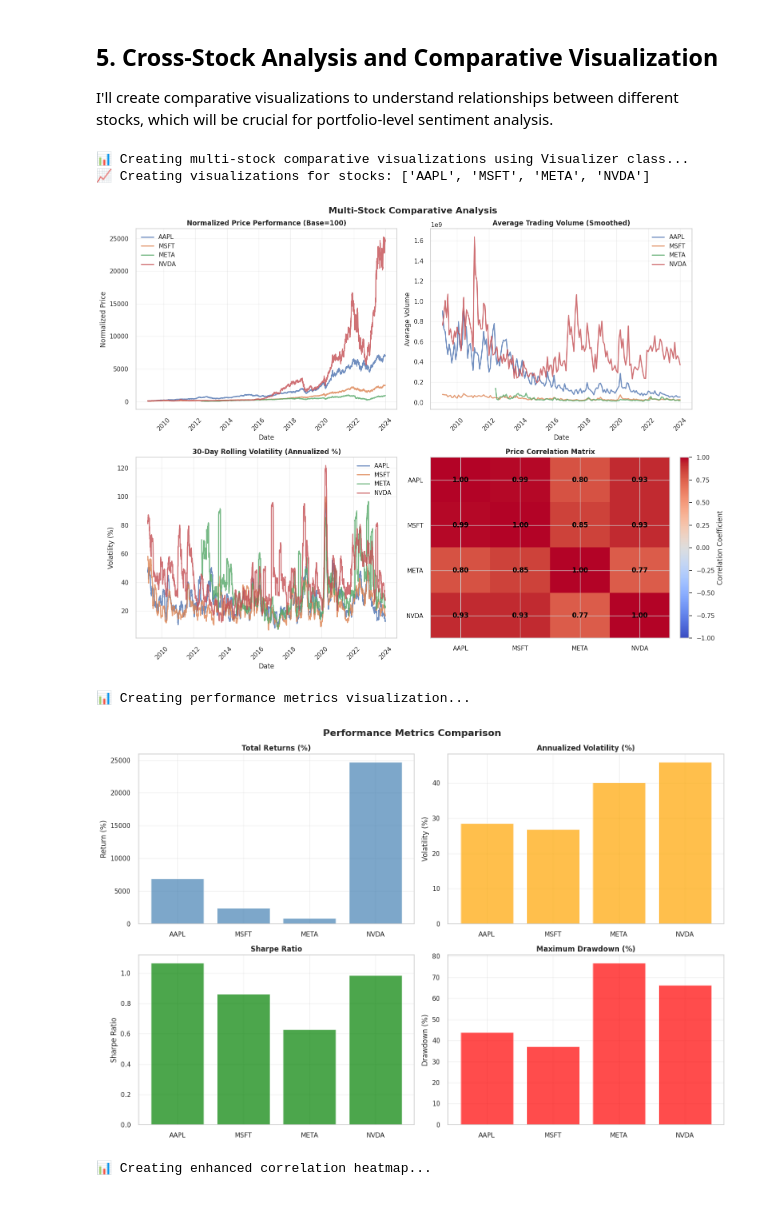
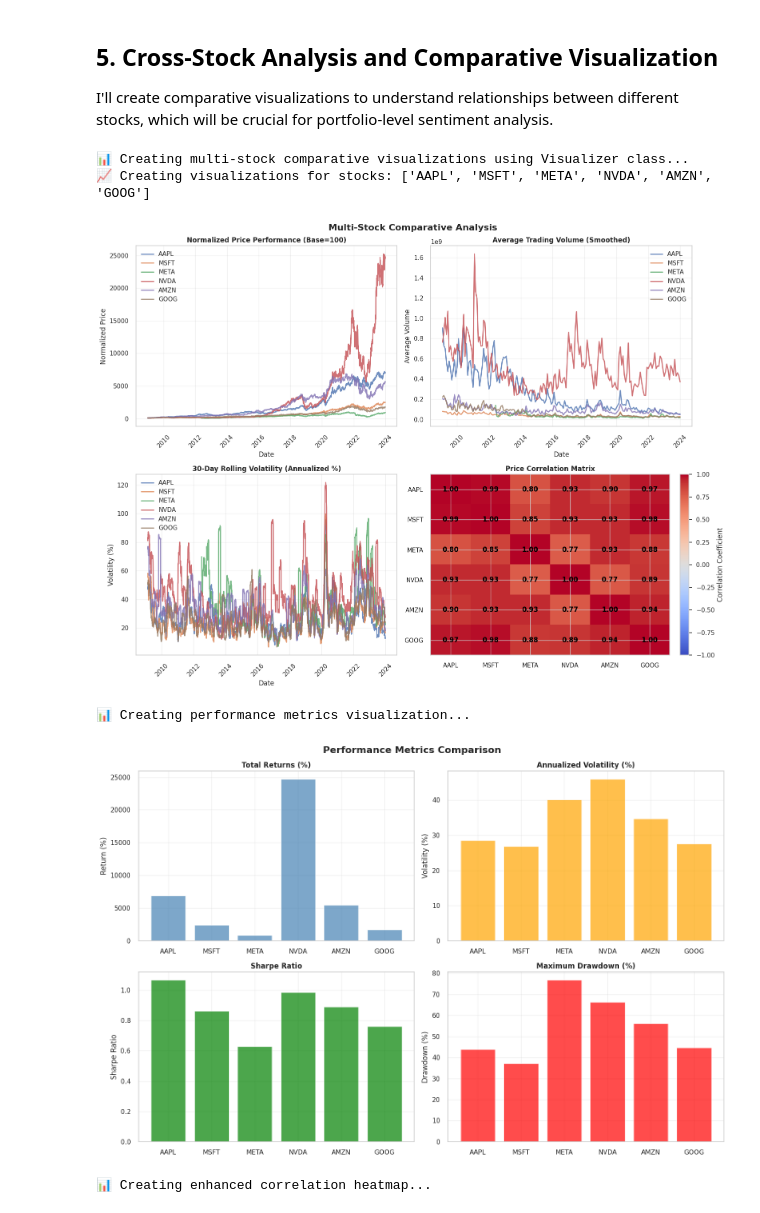
Before and after one commit to estif0/news-sentiment-price-prediction, a Jupyter notebook: notebooks/02_quantitative_analysis.ipynb, the cells around one changed output. Saved outputs shown, nothing was run; the diff lists cells and outputs as text; code cells hidden in the pictures.

Commit message:
refactor: :recycle: Include all the stock data for multiple data loading

```diff
--- a/notebooks/02_quantitative_analysis.ipynb
+++ b/notebooks/02_quantitative_analysis.ipynb
@@ -321,16 +330,20 @@ if cleaned_data_path.exists() and stock_files:
 
                 # Handle different index types (datetime vs integer)
                 if isinstance(data.index, pd.DatetimeIndex):
-                    start_date = data.index.min().strftime('%Y-%m-%d')
-                    end_date = data.index.max().strftime('%Y-%m-%d')
+                    start_date = data.index.min().strftime("%Y-%m-%d")
+                    end_date = data.index.max().strftime("%Y-%m-%d")
                 else:
                     start_date = str(data.index.min())
                     end_date = str(data.index.max())
 
                 num_records = len(data)
 
-                print(f"{symbol:>6}: {num_records:>5} records | {start_date} to {end_date}")
-                print(f"        Total Return: {metrics['total_return_pct']:>8.2f}% | Sharpe: {metrics['sharpe_ratio']:>6.3f} | Max DD: {metrics['max_drawdown_pct']:>6.2f}%")
+                print(
+                    f"{symbol:>6}: {num_records:>5} records | {start_date} to {end_date}"
+                )
+                print(
+                    f"        Total Return: {metrics['total_return_pct']:>8.2f}% | Sharpe: {metrics['sharpe_ratio']:>6.3f} | Max DD: {metrics['max_drawdown_pct']:>6.2f}%"
+                )
 
             # Calculate correlation matrix using FinancialAnalyzer
             print(f"\n🔗 Calculating correlation matrix...")
@@ -345,6 +358,7 @@ if cleaned_data_path.exists() and stock_files:
         except Exception as e:
             print(f"❌ Error loading multiple stocks: {str(e)}")
             import traceback
+
             traceback.print_exc()
             multiple_stocks = None
             all_performance = None
@@ -383,73 +397,82 @@ GOOG  0.968  0.981  0.884  0.891  0.940  1.000
 I'll create comparative visualizations to understand relationships between different stocks, which will be crucial for portfolio-level sentiment analysis.
 # %%
 # Create comprehensive multi-stock visualizations using Visualizer class
-if 'multiple_stocks' in locals() and multiple_stocks is not None:
-    print("📊 Creating multi-stock comparative visualizations using Visualizer class...")
+if "multiple_stocks" in locals() and multiple_stocks is not None:
+    print(
+        "📊 Creating multi-stock comparative visualizations using Visualizer class..."
+    )
 
     # Limit to first 4 stocks for clarity in visualizations
-    selected_symbols = list(multiple_stocks.keys())[:4]
+    selected_symbols = list(multiple_stocks.keys())
     print(f"📈 Creating visualizations for stocks: {selected_symbols}")
 
     # Use Visualizer's plot_multi_stock_comparison method
     visualizer.plot_multi_stock_comparison(multiple_stocks, symbols=selected_symbols)
 
     # Use Visualizer's plot_performance_metrics method if we have performance data
-    if 'all_performance' in locals() and all_performance is not None:
+    if "all_performance" in locals() and all_performance is not None:
         print(f"\n📊 Creating performance metrics visualization...")
 
         # Filter performance data for selected symbols
-        selected_performance = {symbol: all_performance[symbol] for symbol in selected_symbols if symbol in all_performance}
+        selected_performance = {
+            symbol: all_performance[symbol]
+            for symbol in selected_symbols
+            if symbol in all_performance
+        }
 
         visualizer.plot_performance_metrics(selected_performance)
 
     # Use Visualizer's correlation heatmap method
-    if 'correlation_matrix' in locals() and correlation_matrix is not None:
+    if "correlation_matrix" in locals() and correlation_matrix is not None:
         print(f"\n📊 Creating enhanced correlation heatmap...")
 
         # Filter correlation matrix for selected symbols
-        selected_correlation = correlation_matrix.loc[selected_symbols, selected_symbols]
+        selected_correlation = correlation_matrix.loc[
+            selected_symbols, selected_symbols
+        ]
 
         visualizer.plot_correlation_heatmap(
             selected_correlation,
-            title=f"Stock Price Correlations - {', '.join(selected_symbols)}"
+            title=f"Stock Price Correlations - {', '.join(selected_symbols)}",
         )
 
     # Display key insights using FinancialAnalyzer
     print(f"\n🔍 Key Insights from Cross-Stock Analysis:")
     print("=" * 60)
 
     # Performance comparison
     if all_performance:
         print(f"\n📈 Performance Metrics Comparison:")
         for symbol in selected_symbols:
             if symbol in all_performance:
                 metrics = all_performance[symbol]
-                print(f"{symbol:>6}: Return: {metrics['total_return_pct']:>6.1f}% | "
-                      f"Volatility: {metrics['volatility_pct']:>5.1f}% | "
-                      f"Sharpe: {metrics['sharpe_ratio']:>5.2f}")
+                print(
+                    f"{symbol:>6}: Return: {metrics['total_return_pct']:>6.1f}% | "
+                    f"Volatility: {metrics['volatility_pct']:>5.1f}% | "
+                    f"Sharpe: {metrics['sharpe_ratio']:>5.2f}"
+                )
 
     # Correlation insights using FinancialAnalyzer
     if correlation_matrix is not None:
         correlation_insights = analyzer.get_correlation_insights(
-            correlation_matrix.loc[selected_symbols, selected_symbols],
-            threshold=0.5
+            correlation_matrix.loc[selected_symbols, selected_symbols], threshold=0.5
         )
 
         print(f"\n🔗 Notable Correlations (>0.5):")
         if correlation_insights:
             for stock1, stock2, corr_value in correlation_insights[:5]:  # Show top 5
                 print(f"  • {stock1} - {stock2}: {corr_value:.3f}")
         else:
             print("  • No correlations above 0.5 threshold found")
 
     print(f"\n✅ Comprehensive multi-stock analysis and visualization complete!")
 
 else:
     print("❌ Cannot perform cross-stock analysis - multiple stocks not loaded")
 # %% [output]
 📊 Creating multi-stock comparative visualizations using Visualizer class...
-📈 Creating visualizations for stocks: ['AAPL', 'MSFT', 'META', 'NVDA']
+📈 Creating visualizations for stocks: ['AAPL', 'MSFT', 'META', 'NVDA', 'AMZN', 'GOOG']
-[figure, old version]
+[figure, new version]
 📊 Creating performance metrics visualization...
-[figure, old version]
+[figure, new version]
 📊 Creating enhanced correlation heatmap...
```
Also changed, not shown: parts of 7 cells of this notebook.
